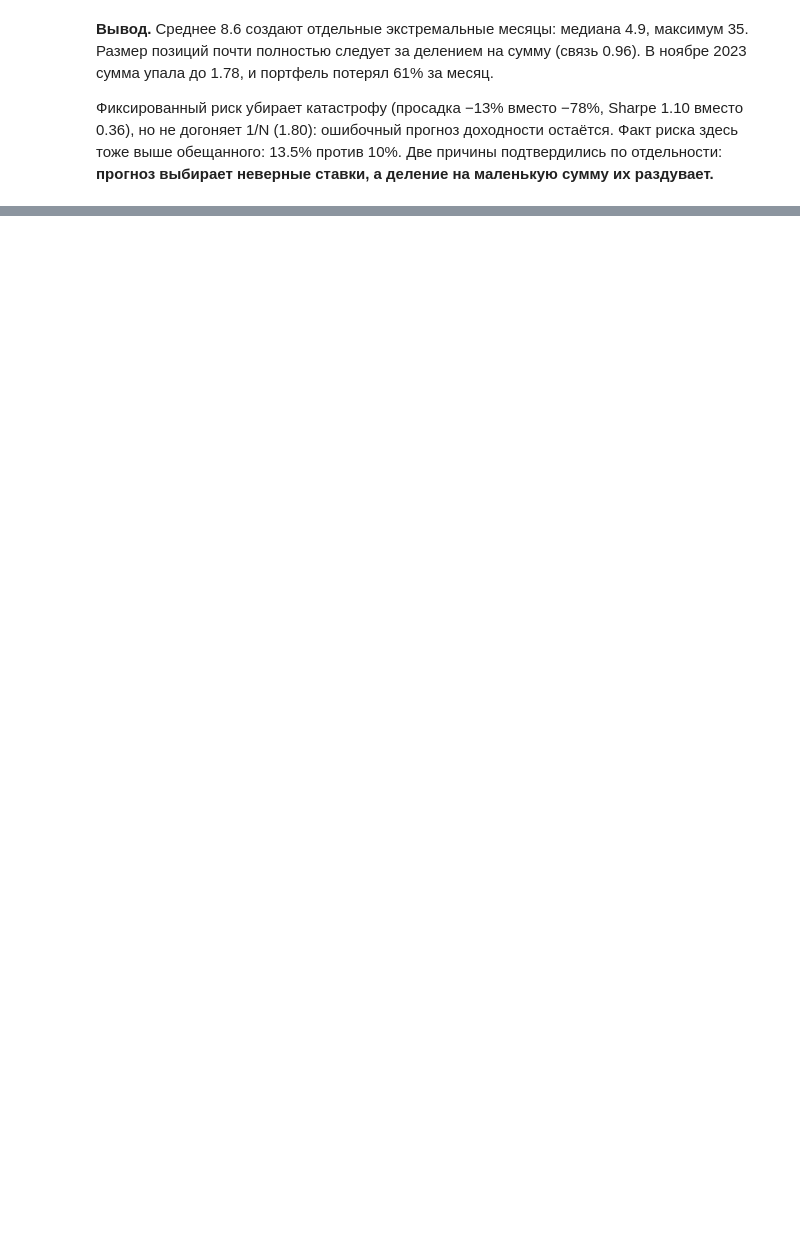
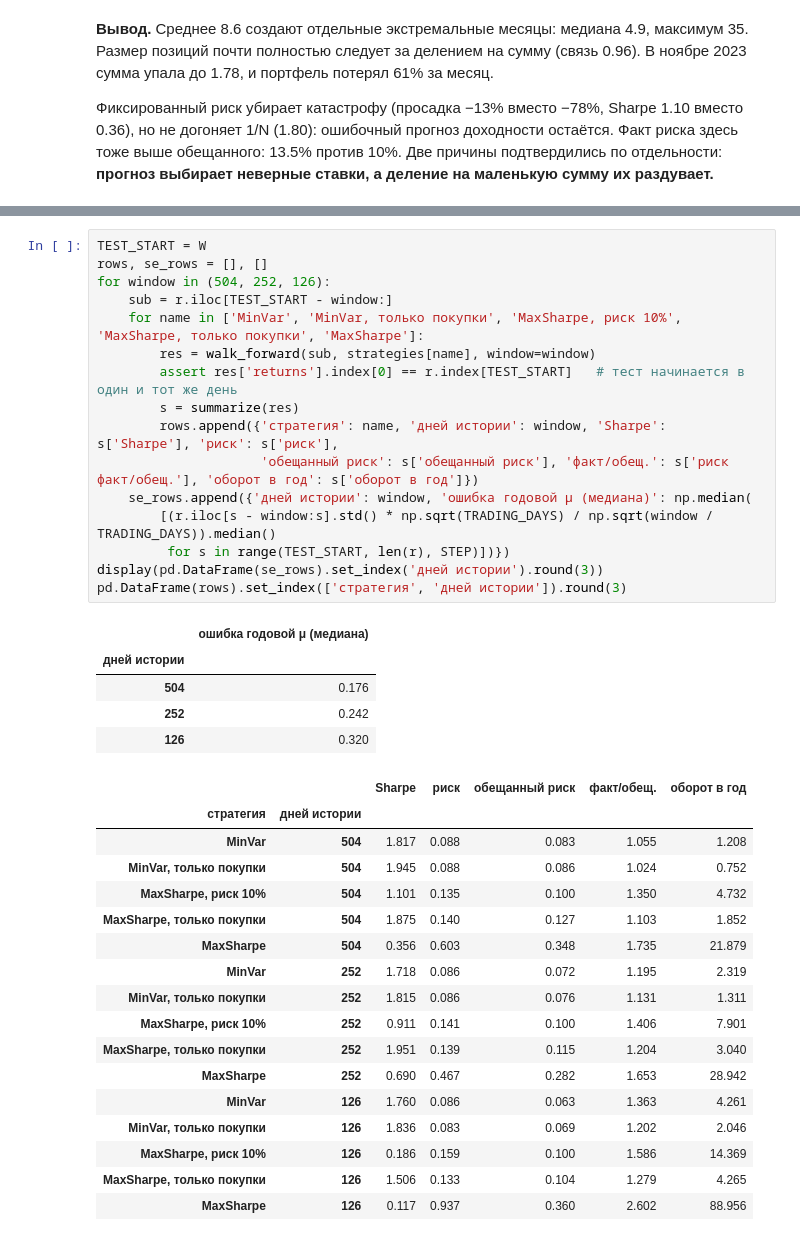
Before and after one commit to dI98Sk/pca-lab, a Jupyter notebook: notebooks/05_optimization.ipynb, the cells around one changed output, grey strips where cells are left out. Drawn from its saved outputs; the diff is of its cells as text; blank space fills up the shorter version.

```diff
--- a/notebooks/05_optimization.ipynb
+++ b/notebooks/05_optimization.ipynb
@@ -303,0 +307,39 @@ table.loc[['MaxSharpe', 'MaxSharpe, риск 10%'],
+# %%
+TEST_START = W
+rows, se_rows = [], []
+for window in (504, 252, 126):
+    sub = r.iloc[TEST_START - window:]
+    for name in ['MinVar', 'MinVar, только покупки', 'MaxSharpe, риск 10%', 'MaxSharpe, только покупки', 'MaxSharpe']:
+        res = walk_forward(sub, strategies[name], window=window)
+        assert res['returns'].index[0] == r.index[TEST_START]   # тест начинается в один и тот же день
+        s = summarize(res)
+        rows.append({'стратегия': name, 'дней истории': window, 'Sharpe': s['Sharpe'], 'риск': s['риск'],
+                     'обещанный риск': s['обещанный риск'], 'факт/обещ.': s['риск факт/обещ.'], 'оборот в год': s['оборот в год']})
+    se_rows.append({'дней истории': window, 'ошибка годовой μ (медиана)': np.median(
+        [(r.iloc[s - window:s].std() * np.sqrt(TRADING_DAYS) / np.sqrt(window / TRADING_DAYS)).median()
+         for s in range(TEST_START, len(r), STEP)])})
+display(pd.DataFrame(se_rows).set_index('дней истории').round(3))
+pd.DataFrame(rows).set_index(['стратегия', 'дней истории']).round(3)
+# %% [output]
+|  | ошибка годовой μ (медиана) |
+| дней истории |  |
+| 504 | 0.176 |
+| 252 | 0.242 |
+| 126 | 0.320 |
+|  |  | Sharpe | риск | обещанный риск | факт/обещ. | оборот в год |
+| стратегия | дней истории |  |  |  |  |  |
+| MinVar | 504 | 1.817 | 0.088 | 0.083 | 1.055 | 1.208 |
+| MinVar, только покупки | 504 | 1.945 | 0.088 | 0.086 | 1.024 | 0.752 |
+| MaxSharpe, риск 10% | 504 | 1.101 | 0.135 | 0.100 | 1.350 | 4.732 |
+| MaxSharpe, только покупки | 504 | 1.875 | 0.140 | 0.127 | 1.103 | 1.852 |
+| MaxSharpe | 504 | 0.356 | 0.603 | 0.348 | 1.735 | 21.879 |
+| MinVar | 252 | 1.718 | 0.086 | 0.072 | 1.195 | 2.319 |
+| MinVar, только покупки | 252 | 1.815 | 0.086 | 0.076 | 1.131 | 1.311 |
+| MaxSharpe, риск 10% | 252 | 0.911 | 0.141 | 0.100 | 1.406 | 7.901 |
+| MaxSharpe, только покупки | 252 | 1.951 | 0.139 | 0.115 | 1.204 | 3.040 |
+| MaxSharpe | 252 | 0.690 | 0.467 | 0.282 | 1.653 | 28.942 |
+| MinVar | 126 | 1.760 | 0.086 | 0.063 | 1.363 | 4.261 |
+| MinVar, только покупки | 126 | 1.836 | 0.083 | 0.069 | 1.202 | 2.046 |
+| MaxSharpe, риск 10% | 126 | 0.186 | 0.159 | 0.100 | 1.586 | 14.369 |
+| MaxSharpe, только покупки | 126 | 1.506 | 0.133 | 0.104 | 1.279 | 4.265 |
+| MaxSharpe | 126 | 0.117 | 0.937 | 0.360 | 2.602 | 88.956 |
```
Also changed, not shown: parts of 3 cells of this notebook, 1 other file.
